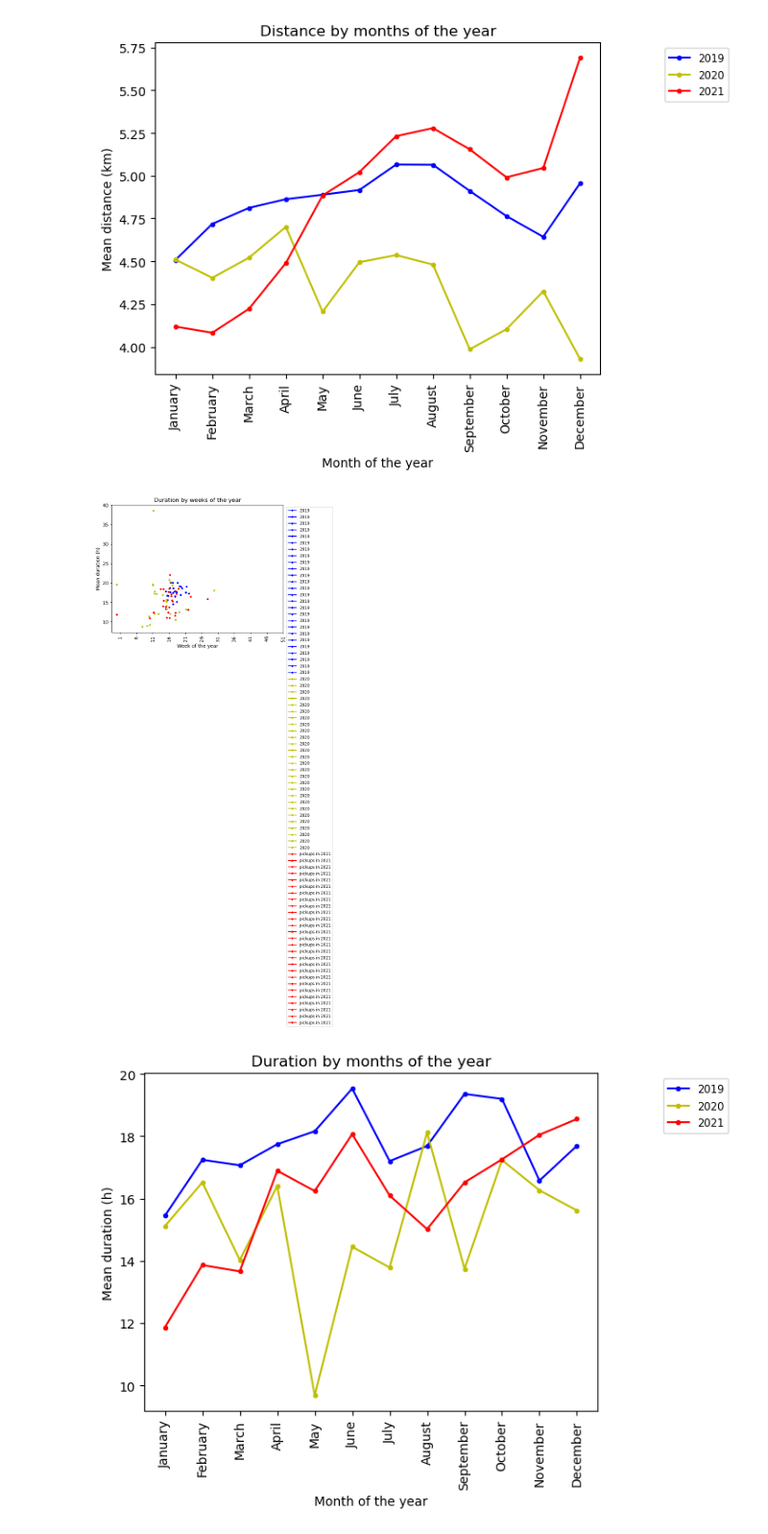
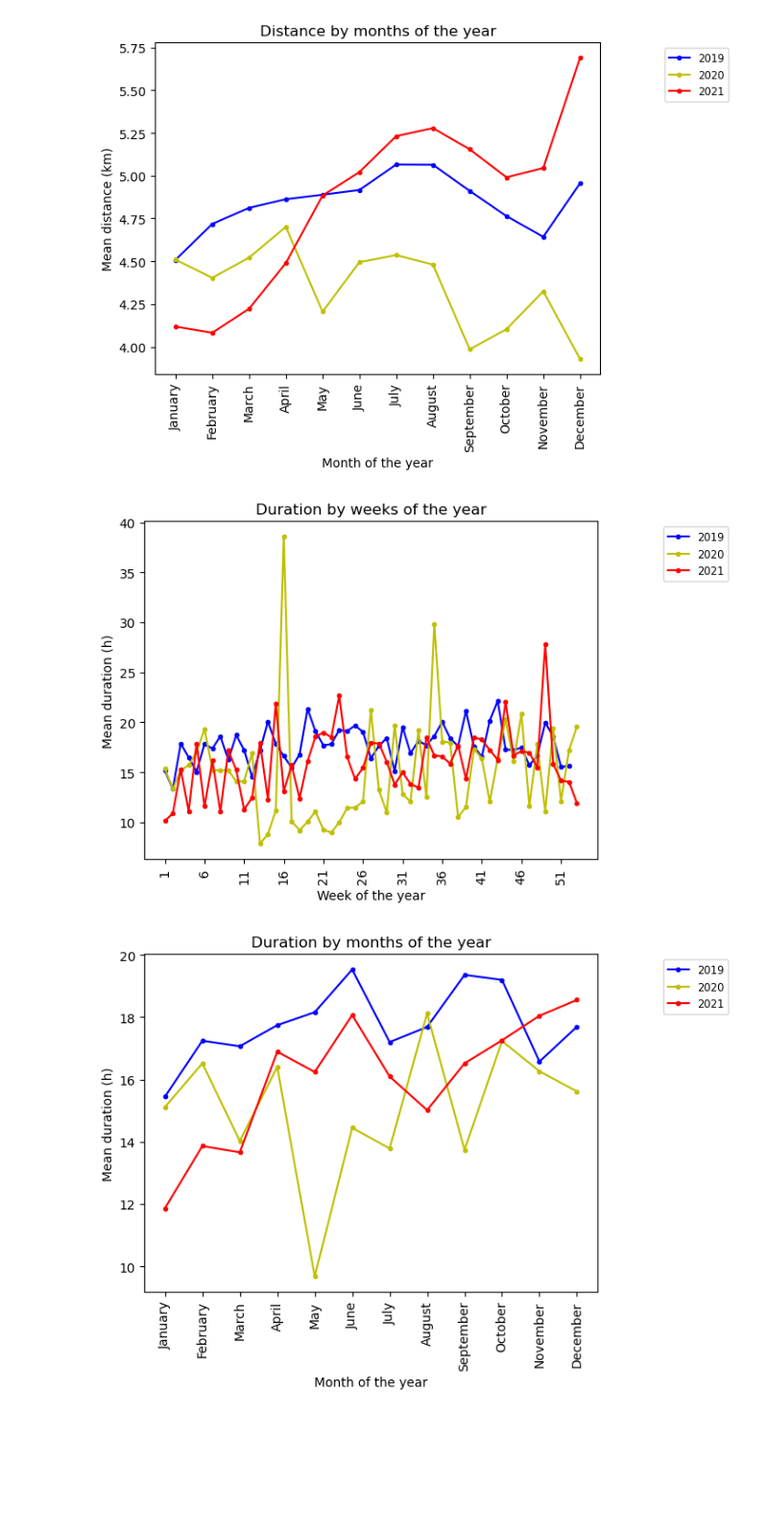
Before and after one commit to pau-torrente/DSUB_p1, a Jupyter notebook: AssignmentCode.ipynb, the cells around one changed output. Shown: that part at 96% size. Cells and saved outputs as stored; diff of their text form; code cells hidden in the pictures; blank space fills up the shorter version.

Commit message:
visualize_per_period section finished. The graphs seem to come out pretty nicely

```diff
--- a/AssignmentCode.ipynb
+++ b/AssignmentCode.ipynb
@@ -527,6 +527,16 @@ scatter_plot(df, 'trip_distance', 'trip_duration', 'Distance (km)', 'Duration (h
 # %% [markdown]
 > ANSWER
 # %%
-sample = list(df.loc[df.year == 2019].groupby('pickup_week').mean().trip_duration)
-len(sample)
+values2019 = df.loc[df.year == 2019].groupby('pickup_week').mean().trip_distance
+values2020 = df.loc[df.year == 2020].groupby('pickup_week').mean().trip_distance
+
+extra_week = pd.Series([np.nan])
+
+values2019 = pd.concat([values2019, extra_week], ignore_index = True)
+
+values2019.index += 1
+
+values2020
+
+[i for i in range(1, max(np.unique(df.tpep_pickup_datetime.dt.isocalendar().week)))]
 # %% [output]
@@ -568,6 +594,11 @@ def visualize_per_period(df, column_data, columns, xlabel, ylabel, title):
             values2019 = df.loc[df.year == 2019].groupby('pickup_week').mean().trip_duration
             values2020 = df.loc[df.year == 2020].groupby('pickup_week').mean().trip_duration
             values2021 = df.loc[df.year == 2021].groupby('pickup_week').mean().trip_duration
+
+            extra_week = pd.Series([np.nan])
+            values2019 = pd.concat([values2019, extra_week])
+
+            values2019.index += 1
 
 
         if columns == ['pickup_day', 'dropoff_day']:
@@ -615,6 +646,11 @@ def visualize_per_period(df, column_data, columns, xlabel, ylabel, title):
             values2020 = df.loc[df.year == 2020].groupby('pickup_week').mean().trip_distance
             values2021 = df.loc[df.year == 2021].groupby('pickup_week').mean().trip_distance
 
+            extra_week = pd.Series([np.nan])
+            values2019 = pd.concat([values2019, extra_week])
+
+            values2019.index += 1
+
 
         if columns == ['pickup_day', 'dropoff_day']:
 
@@ -671,8 +706,8 @@ visualize_per_period(df, 'trip_distance', columns = ['pickup_month', 'dropoff_mo
 [figure]
 # %%
 visualize_per_period(df, 'trip_duration', columns = ['pickup_week', 'dropoff_week'],
-                     xlabel = 'Week of the year', ylabel = 'Mean duration (h)', title = 'Duration by weeks of the year')
+                     xlabel = 'Week of the year', ylabel = 'Mean duration (min)', title = 'Duration by weeks of the year')
 # %% [output]
-[figure, old version]
+[figure, new version]
 # %%
 visualize_per_period(df, 'trip_duration', columns = ['pickup_month', 'dropoff_month'],
```
Also changed, not shown: parts of 3 cells of this notebook.
